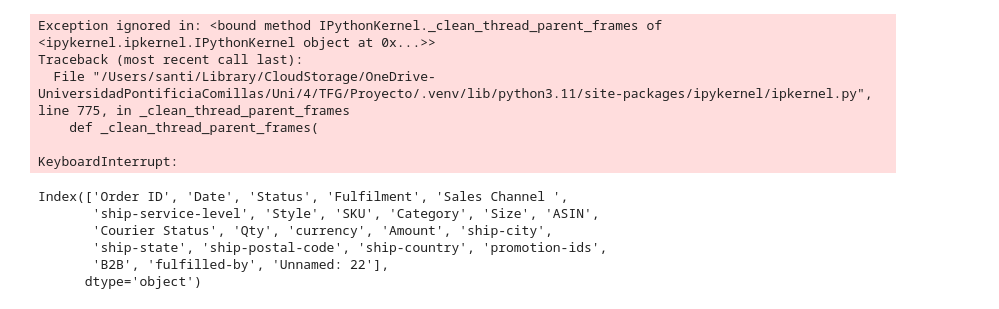
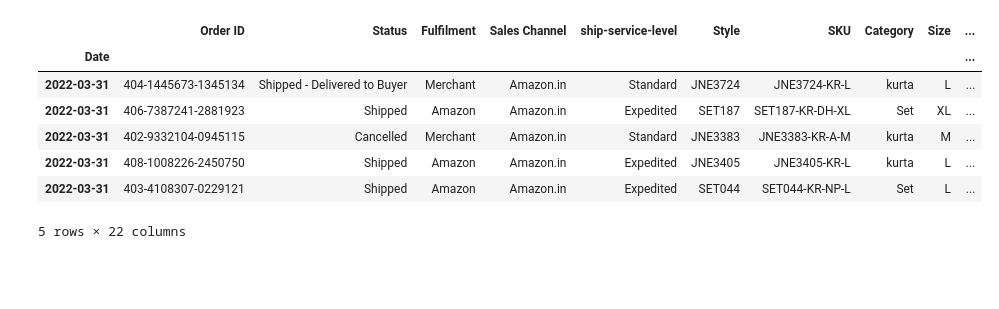
Before and after one commit to SantiagoArenas/TFG_Santiago, a Jupyter notebook: dataAcquisition/Amazon/timesSeriesAmazon.ipynb, the cells around one changed output. Saved outputs shown, nothing was run; the diff lists cells and outputs as text; code cells hidden in the pictures; blank space fills up the shorter version.

```diff
--- a/dataAcquisition/Amazon/timesSeriesAmazon.ipynb
+++ b/dataAcquisition/Amazon/timesSeriesAmazon.ipynb
@@ -4,18 +4,16 @@ import numpy as np
 import matplotlib.pyplot as plt
 from statsmodels.tsa.arima.model import ARIMA
 # %%
-df = pd.read_excel('/Users/santi/Library/CloudStorage/OneDrive-UniversidadPontificiaComillas/Uni/4/TFG/Proyecto/dataAcquisition/Amazon/AmazonSaleReport.xlsx')
-df.columns
+# Load your data
+df = pd.read_excel('/Users/santi/Library/CloudStorage/OneDrive-UniversidadPontificiaComillas/Uni/4/TFG/Proyecto/dataAcquisition/Amazon/AmazonSaleReport.xlsx', parse_dates=['Date'], index_col='Date')
+df = df.sort_index()
+df.head()
 # %% [output]
+|  | Order ID | Status | Fulfilment | Sales Channel | ship-service-level | Style | SKU | Category | Size | ... |
+| Date |  |  |  |  |  |  |  |  |  | ... |
+| 2022-03-31 | 404-1445673-1345134 | Shipped - Delivered to Buyer | Merchant | Amazon.in | Standard | JNE3724 | JNE3724-KR-L | kurta | L | ... |
+| 2022-03-31 | 406-7387241-2881923 | Shipped | Amazon | Amazon.in | Expedited | SET187 | SET187-KR-DH-XL | Set | XL | ... |
+| 2022-03-31 | 402-9332104-0945115 | Cancelled | Merchant | Amazon.in | Standard | JNE3383 | JNE3383-KR-A-M | kurta | M | ... |
+| 2022-03-31 | 408-1008226-2450750 | Shipped | Amazon | Amazon.in | Expedited | JNE3405 | JNE3405-KR-L | kurta | L | ... |
+| 2022-03-31 | 403-4108307-0229121 | Shipped | Amazon | Amazon.in | Expedited | SET044 | SET044-KR-NP-L | Set | L | ... |
-Exception ignored in: <bound method IPythonKernel._clean_thread_parent_frames of <ipykernel.ipkernel.IPythonKernel object at 0x...>>
-Traceback (most recent call last):
-  File "/Users/santi/Library/CloudStorage/OneDrive-UniversidadPontificiaComillas/Uni/4/TFG/Proyecto/.venv/lib/python3.11/site-packages/ipykernel/ipkernel.py", line 775, in _clean_thread_parent_frames
-    def _clean_thread_parent_frames(
-
-KeyboardInterrupt:
+5 rows × 22 columns
-Index(['Order ID', 'Date', 'Status', 'Fulfilment', 'Sales Channel ',
-       'ship-service-level', 'Style', 'SKU', 'Category', 'Size', 'ASIN',
-       'Courier Status', 'Qty', 'currency', 'Amount', 'ship-city',
-       'ship-state', 'ship-postal-code', 'ship-country', 'promotion-ids',
-       'B2B', 'fulfilled-by', 'Unnamed: 22'],
-      dtype='object')
```
Also changed, not shown: parts of 11 cells of this notebook, 1 other file.
